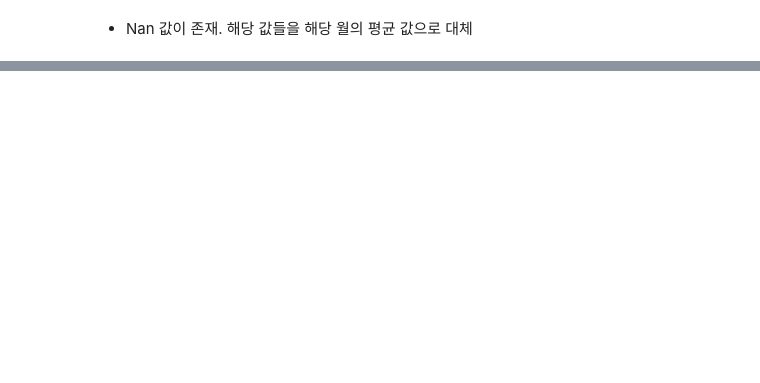
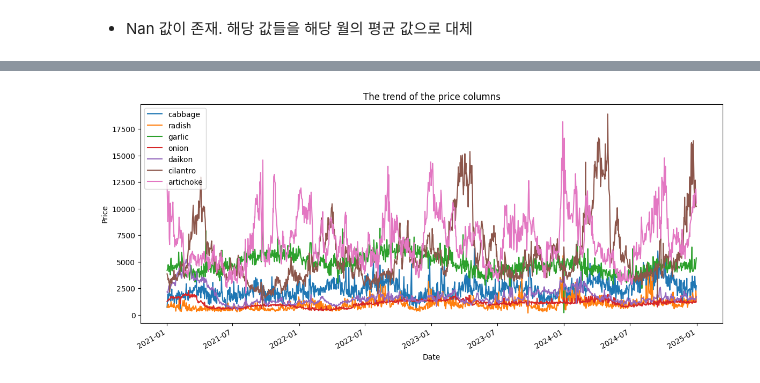
Before and after one commit to turtle-jaewoo/SE_Project, a Jupyter notebook: SE_Project.ipynb, the cells around one changed output, grey strips where cells are left out. Drawn from its saved outputs; the diff is of its cells as text; code cells hidden in the pictures; blank space fills up the shorter version.

```diff
--- a/SE_Project.ipynb
+++ b/SE_Project.ipynb
@@ -90,3 +92,28 @@ artichoke    0
 dtype: int64
 # %% [markdown]
 - Nan 값이 존재. 해당 값들을 해당 월의 평균 값으로 대체
+# %%
+def fill_missing_value(df, date_column_name, columns_to_process):
+    if date_column_name not in df.columns:
+        print(f"Error: '{date_column_name}' is not in Data Frame")
+        return df
+    df[date_column_name] = pd.to_datetime(df[date_column_name])
+
+    key = df[date_column_name].dt.to_period('M')
+
+    for col_name in columns_to_process:
+        if col_name in df.columns:
+            group_mean = df.groupby(key)[col_name].transform('mean')
+
+            nan_before_fill = df[col_name].isnull().sum()
+            df[col_name] = df[col_name].fillna(group_mean)
+            nan_after_fill = df[col_name].isnull().sum()
+        else:
+            print(f"Error: '{col_name}' isn't exist")
+
+    return df
+# %%
+columns_to_process = ['cabbage', 'radish', 'garlic', 'onion', 'daikon', 'cilantro', 'artichoke']
+
+train_data = fill_missing_value(train_data, 'date', columns_to_process)
+test_data = fill_missing_value(test_data, 'date', columns_to_process)
@@ -92,0 +144,12 @@ dtype: int64
+# %%
+import matplotlib.font_manager as fm
+import matplotlib.pyplot as plt
+
+train_data.set_index('date').plot(figsize = (14, 6))
+
+plt.title("The trend of the price columns")
+plt.xlabel("Date")
+plt.ylabel("Price")
+plt.show()
+# %% [output]
+[figure, added]
```
Also changed, not shown: parts of 14 cells of this notebook.
